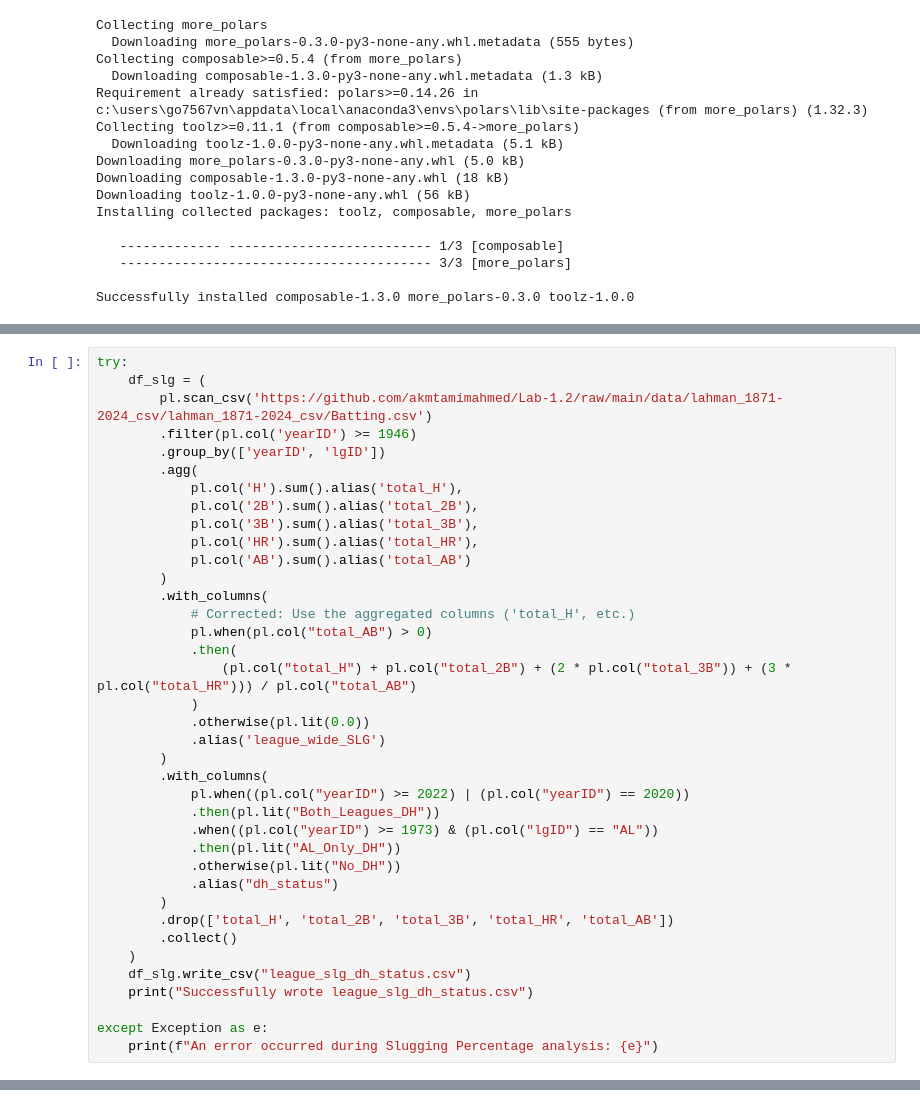
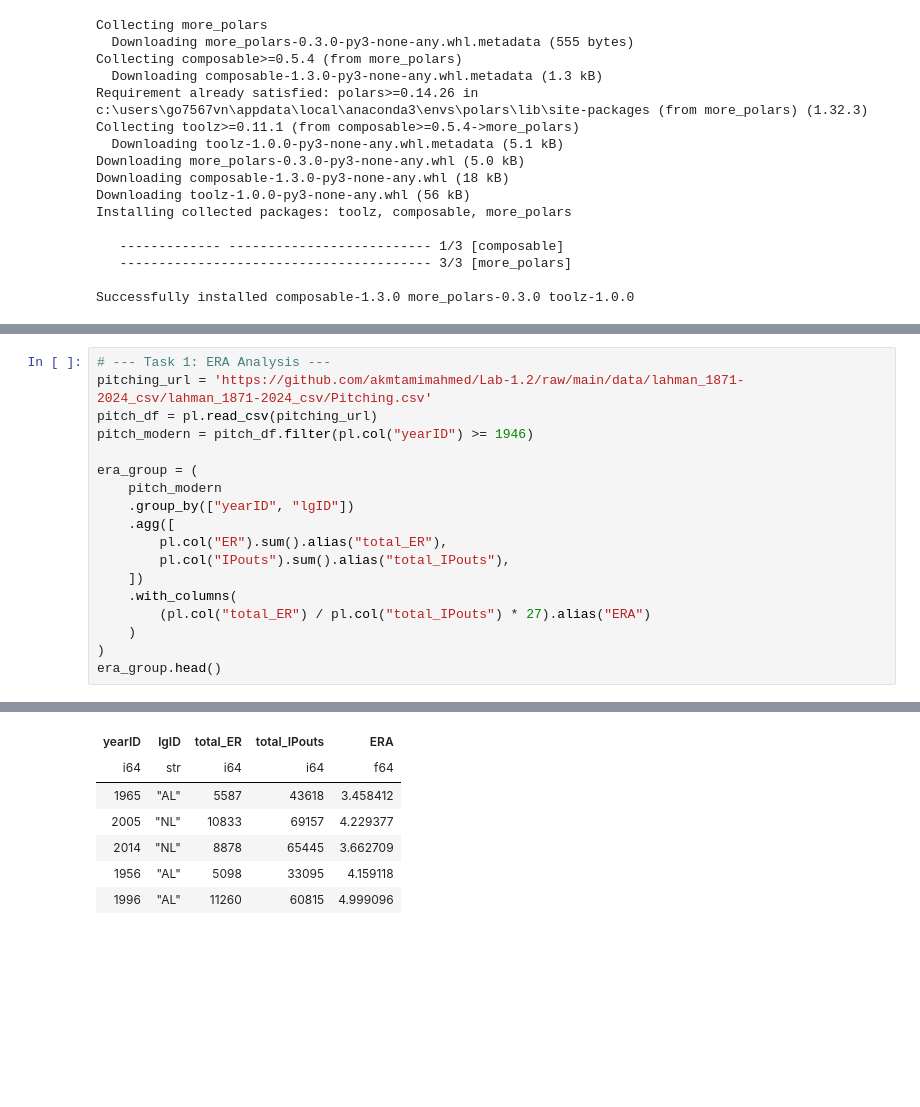
Before and after one commit to akmtamimahmed/Lab-1.2, a Jupyter notebook: data/comparing_league_wide_ERA.ipynb, the cells around one changed output, grey strips where cells are left out. Drawn from its saved outputs; the diff is of its cells as text; blank space fills up the shorter version.

```diff
--- a/data/comparing_league_wide_ERA.ipynb
+++ b/data/comparing_league_wide_ERA.ipynb
@@ -107,39 +69,19 @@ shape: (5, 24)
 # %%
-try:
-    df_slg = (
-        pl.scan_csv('https://github.com/akmtamimahmed/Lab-1.2/raw/main/data/lahman_1871-2024_csv/lahman_1871-2024_csv/Batting.csv')
-        .filter(pl.col('yearID') >= 1946)
-        .group_by(['yearID', 'lgID'])
-        .agg(
-            pl.col('H').sum().alias('total_H'),
-            pl.col('2B').sum().alias('total_2B'),
-            pl.col('3B').sum().alias('total_3B'),
-            pl.col('HR').sum().alias('total_HR'),
-            pl.col('AB').sum().alias('total_AB')
-        )
-        .with_columns(
-            # Corrected: Use the aggregated columns ('total_H', etc.)
-            pl.when(pl.col("total_AB") > 0)
-            .then(
-                (pl.col("total_H") + pl.col("total_2B") + (2 * pl.col("total_3B")) + (3 * pl.col("total_HR"))) / pl.col("total_AB")
-            )
-            .otherwise(pl.lit(0.0))
-            .alias('league_wide_SLG')
-        )
-        .with_columns(
-            pl.when((pl.col("yearID") >= 2022) | (pl.col("yearID") == 2020))
-            .then(pl.lit("Both_Leagues_DH"))
-            .when((pl.col("yearID") >= 1973) & (pl.col("lgID") == "AL"))
-            .then(pl.lit("AL_Only_DH"))
-            .otherwise(pl.lit("No_DH"))
-            .alias("dh_status")
-        )
-        .drop(['total_H', 'total_2B', 'total_3B', 'total_HR', 'total_AB'])
-        .collect()
+# --- Task 1: ERA Analysis ---
+pitching_url = 'https://github.com/akmtamimahmed/Lab-1.2/raw/main/data/lahman_1871-2024_csv/lahman_1871-2024_csv/Pitching.csv'
+pitch_df = pl.read_csv(pitching_url)
+pitch_modern = pitch_df.filter(pl.col("yearID") >= 1946)
+
+era_group = (
+    pitch_modern
+    .group_by(["yearID", "lgID"])
+    .agg([
+        pl.col("ER").sum().alias("total_ER"),
+        pl.col("IPouts").sum().alias("total_IPouts"),
+    ])
+    .with_columns(
+        (pl.col("total_ER") / pl.col("total_IPouts") * 27).alias("ERA")
     )
-    df_slg.write_csv("league_slg_dh_status.csv")
-    print("Successfully wrote league_slg_dh_status.csv")
-
-except Exception as e:
-    print(f"An error occurred during Slugging Percentage analysis: {e}")
+)
+era_group.head()
 # %% [output]
@@ -146,0 +89,7 @@ Successfully wrote league_slg_dh_status.csv
+| yearID | lgID | total_ER | total_IPouts | ERA |
+| i64 | str | i64 | i64 | f64 |
+| 1965 | "AL" | 5587 | 43618 | 3.458412 |
+| 2005 | "NL" | 10833 | 69157 | 4.229377 |
+| 2014 | "NL" | 8878 | 65445 | 3.662709 |
+| 1956 | "AL" | 5098 | 33095 | 4.159118 |
+| 1996 | "AL" | 11260 | 60815 | 4.999096 |
```
Also changed, not shown: parts of 13 cells of this notebook, 4 other files.
